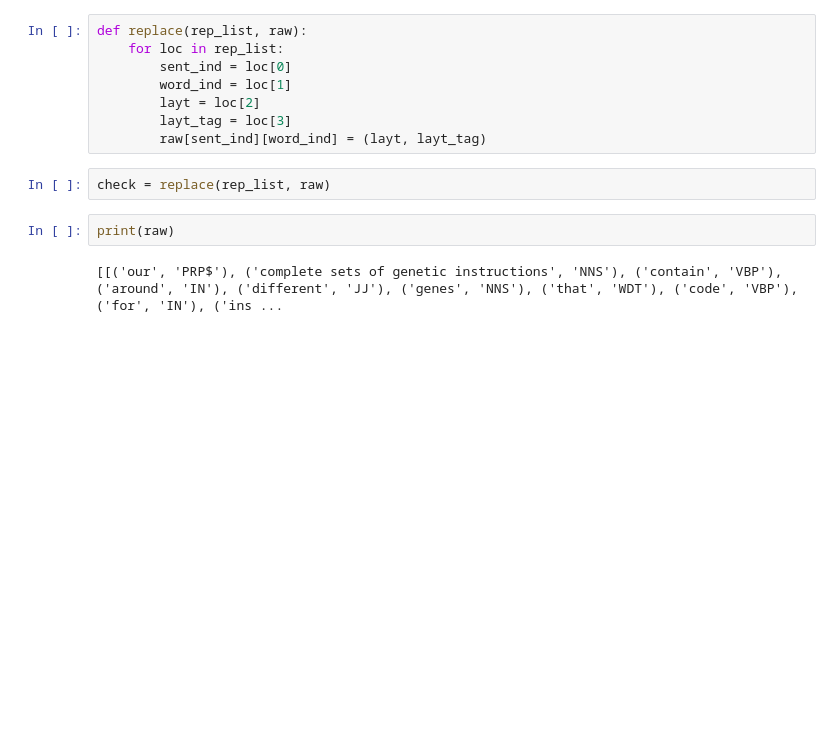
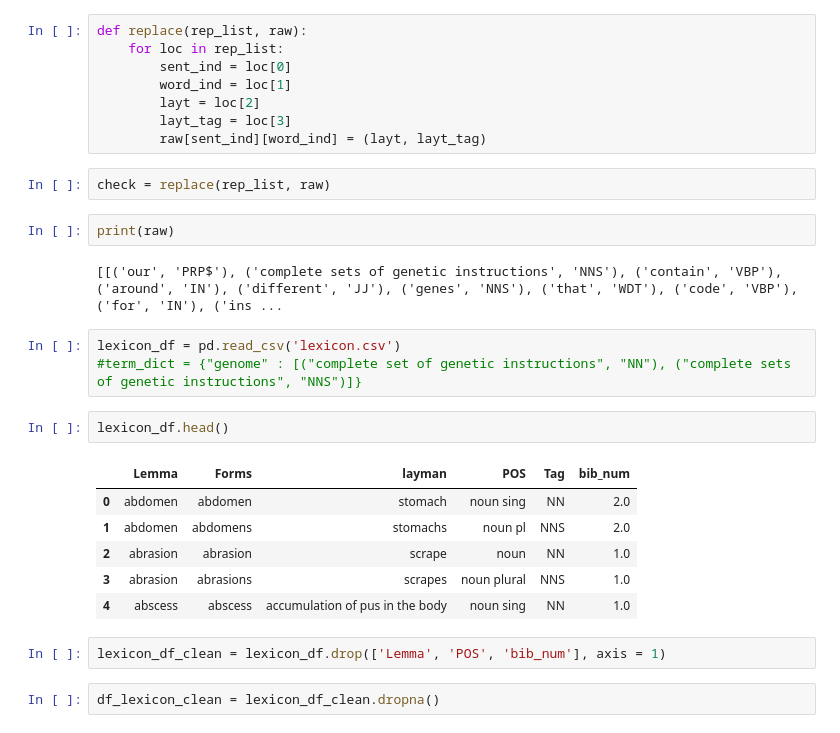
Before and after one commit to michael-pollack/573Project, a Jupyter notebook: project.ipynb, the cells around one changed output. Cells and saved outputs as stored; diff of their text form; blank space fills up the shorter version.

```diff
--- a/project.ipynb
+++ b/project.ipynb
@@ -526,3 +544,19 @@ check = replace(rep_list, raw)
 print(raw)
 # %% [output]
 [[('our', 'PRP$'), ('complete sets of genetic instructions', 'NNS'), ('contain', 'VBP'), ('around', 'IN'), ('different', 'JJ'), ('genes', 'NNS'), ('that', 'WDT'), ('code', 'VBP'), ('for', 'IN'), ('ins ...
+# %%
+lexicon_df = pd.read_csv('lexicon.csv')
+#term_dict = {"genome" : [("complete set of genetic instructions", "NN"), ("complete sets of genetic instructions", "NNS")]}
+# %%
+lexicon_df.head()
+# %% [output]
+|  | Lemma | Forms | layman | POS | Tag | bib_num |
+| 0 | abdomen | abdomen | stomach | noun sing | NN | 2.0 |
+| 1 | abdomen | abdomens | stomachs | noun pl | NNS | 2.0 |
+| 2 | abrasion | abrasion | scrape | noun | NN | 1.0 |
+| 3 | abrasion | abrasions | scrapes | noun plural | NNS | 1.0 |
+| 4 | abscess | abscess | accumulation of pus in the body | noun sing | NN | 1.0 |
+# %%
+lexicon_df_clean = lexicon_df.drop(['Lemma', 'POS', 'bib_num'], axis = 1)
+# %%
+df_lexicon_clean = lexicon_df_clean.dropna()
```
Also changed, not shown: parts of 8 cells of this notebook, 22 other files.
